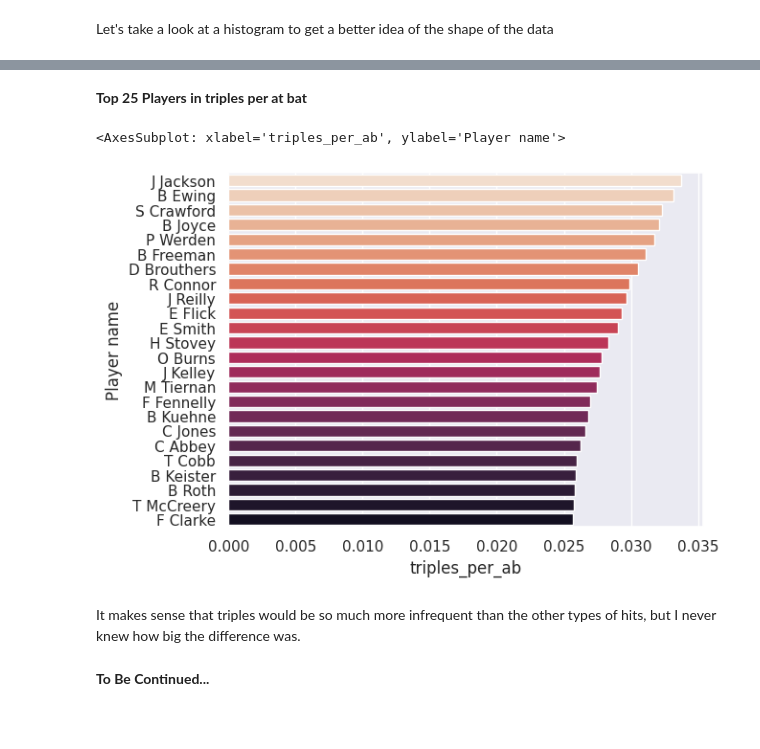
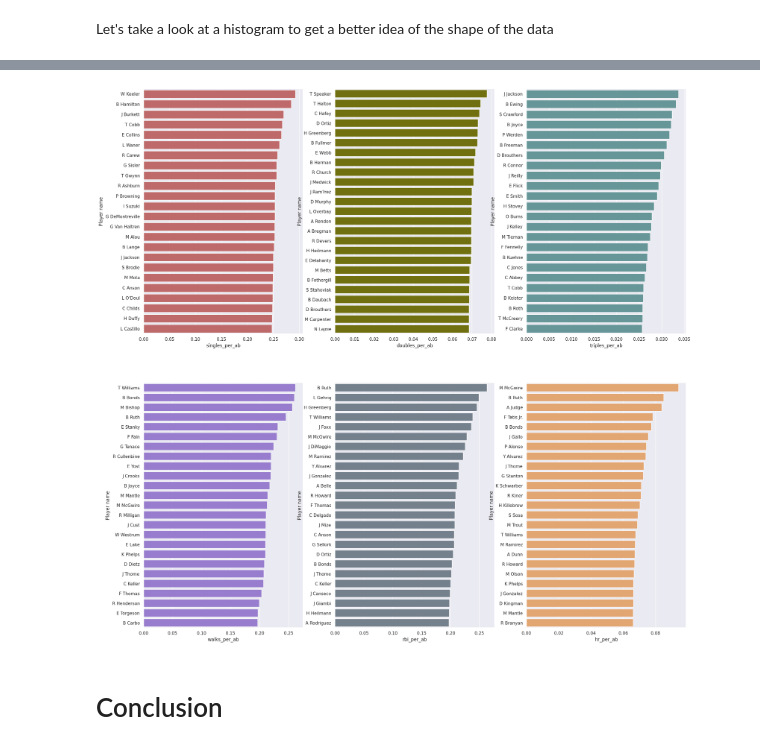
Before and after one commit to Taylorgtyler/career-hitting-stats, a Jupyter notebook: career-hitting-efficiency.ipynb, the cells around one changed output, grey strips where cells are left out. Saved outputs shown, nothing was run; the diff lists cells and outputs as text; code cells hidden in the pictures; blank space fills up the shorter version.

```diff
--- a/career-hitting-efficiency.ipynb
+++ b/career-hitting-efficiency.ipynb
@@ -216,12 +188,23 @@ sns.barplot(data=hdf5.nlargest(25, 'doubles_per_ab'), x='doubles_per_ab', y='Pla
-# %% [markdown]
-**Top 25 Players in triples per at bat**
-# %%
-sns.barplot(data=hdf6.nlargest(25, 'triples_per_ab'), x='triples_per_ab', y='Player name',
-           errorbar=None, orient="h", palette='rocket_r')
-# %% [output]
-<AxesSubplot: xlabel='triples_per_ab', ylabel='Player name'>
-[figure, removed]
-# %% [markdown]
-It makes sense that triples would be so much more infrequent than the other types of hits, but I never knew how big the difference was.
-# %% [markdown]
-**To Be Continued...**
+# %%
+sns.set_theme(style='darkgrid')
+fig, axs = plt.subplots(2, 3, figsize=(25, 25))
+
+
+sns.barplot(data=hdf4.nlargest(25, 'singles_per_ab'), x='singles_per_ab', y='Player name',
+           errorbar=None, orient='h', color='indianred', ax=axs[0, 0])
+sns.barplot(data=hdf5.nlargest(25, 'doubles_per_ab'), x='doubles_per_ab', y='Player name',
+           errorbar=None, orient='h', color='olive', ax=axs[0, 1])
+sns.barplot(data=hdf6.nlargest(25, 'triples_per_ab'), x='triples_per_ab', y='Player name',
+           errorbar=None, orient='h', color='cadetblue', ax=axs[0, 2])
+sns.barplot(data=hdf7.nlargest(25, 'walks_per_ab'), x='walks_per_ab', y='Player name',
+           errorbar=None, orient='h', color='mediumpurple', ax=axs[1, 0])
+sns.barplot(data=hdf8.nlargest(25, 'rbi_per_ab'), x='rbi_per_ab', y='Player name',
+           errorbar=None, orient='h', color='slategray', ax=axs[1, 1])
+sns.barplot(data=hdf9.nlargest(25, 'hr_per_ab'), x='hr_per_ab', y='Player name',
+           errorbar=None, orient='h', color='sandybrown', ax=axs[1, 2])
+
+plt.show()
+# %% [output]
+[figure, added]
+# %% [markdown]
+# Conclusion
```
Also changed, not shown: parts of 19 cells of this notebook.
